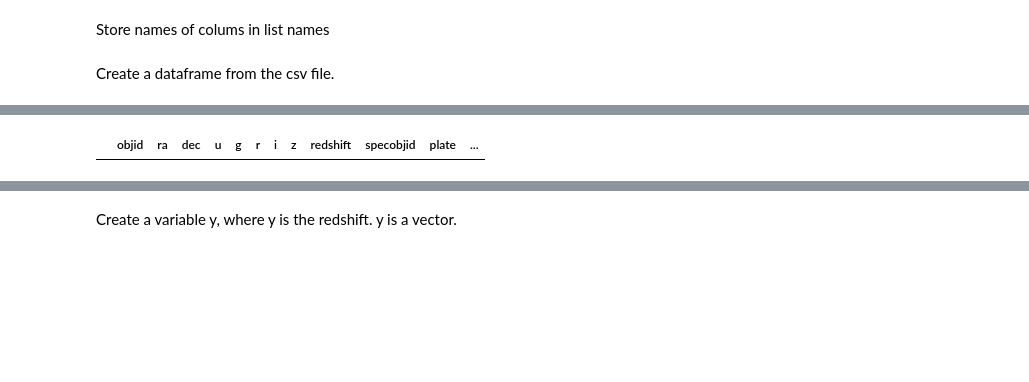
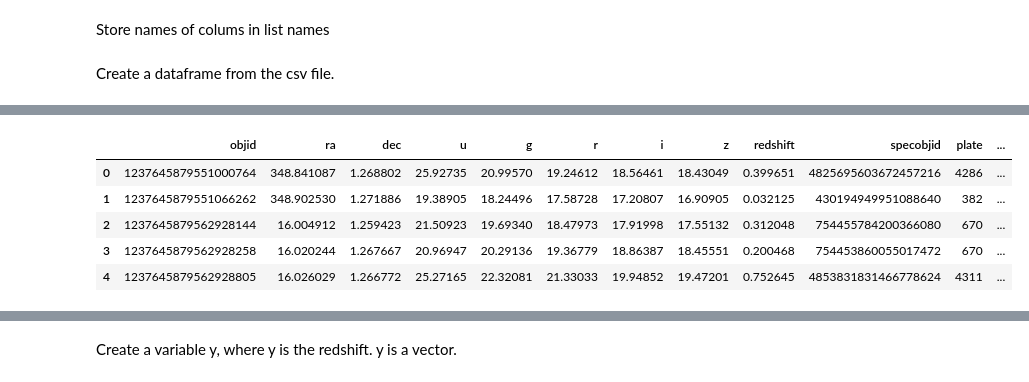
Before and after one commit to marin-hyatt/redshift_data_project, a Jupyter notebook: Marin Hyatt Machine Learning.ipynb, the cells around one changed output, grey strips where cells are left out. Saved outputs shown, nothing was run; the diff lists cells and outputs as text; code cells hidden in the pictures; blank space fills up the shorter version.

Commit message:
Filtered data

```diff
--- a/Marin Hyatt Machine Learning.ipynb
+++ b/Marin Hyatt Machine Learning.ipynb
@@ -16,7 +51,7 @@ names = numpy.loadtxt("Skyserver_Spectro2_13_2018 10_41_13 PM.csv", dtype=str, s
 Create a dataframe from the csv file.
 # %%
 df = pd.read_csv("/Users/marin/machine/redshift_data_project/Skyserver_Spectro2_13_2018 10_41_13 PM.csv", \
-                 delimiter = ",", skiprows=1, dtype=str)
+                 delimiter = ",", skiprows=1)
 df.head()
 # %% [output]
 |  | objid | ra | dec | u | g | r | i | z | redshift | specobjid | plate | ... |
@@ -54,8 +94,13 @@ Series([], Name: objid, dtype: object)
 # %%
 #df_filtered = df[(df['redshift'] == 0.00) | (df['u'] == 9999)]
-df_filtered = df[(df['i'] == -9999.0) | (df['z'] == -9999.0)]
+df_filtered = df[(df['i'] != -9999.0) & (df['z'] != -9999.0) & (df['redshift'] != 0.00)]
 df_filtered.head()
 # %% [output]
 |  | objid | ra | dec | u | g | r | i | z | redshift | specobjid | plate | ... |
+| 0 | 1237645879551000764 | 348.841087 | 1.268802 | 25.92735 | 20.99570 | 19.24612 | 18.56461 | 18.43049 | 0.399651 | 4825695603672457216 | 4286 | ... |
+| 1 | 1237645879551066262 | 348.902530 | 1.271886 | 19.38905 | 18.24496 | 17.58728 | 17.20807 | 16.90905 | 0.032125 | 430194949951088640 | 382 | ... |
+| 2 | 1237645879562928144 | 16.004912 | 1.259423 | 21.50923 | 19.69340 | 18.47973 | 17.91998 | 17.55132 | 0.312048 | 754455784200366080 | 670 | ... |
+| 3 | 1237645879562928258 | 16.020244 | 1.267667 | 20.96947 | 20.29136 | 19.36779 | 18.86387 | 18.45551 | 0.200468 | 754453860055017472 | 670 | ... |
+| 4 | 1237645879562928805 | 16.026029 | 1.266772 | 25.27165 | 22.32081 | 21.33033 | 19.94852 | 19.47201 | 0.752645 | 4853831831466778624 | 4311 | ... |
 # %%
 print(names)
```
Also changed, not shown: parts of 18 cells of this notebook.
